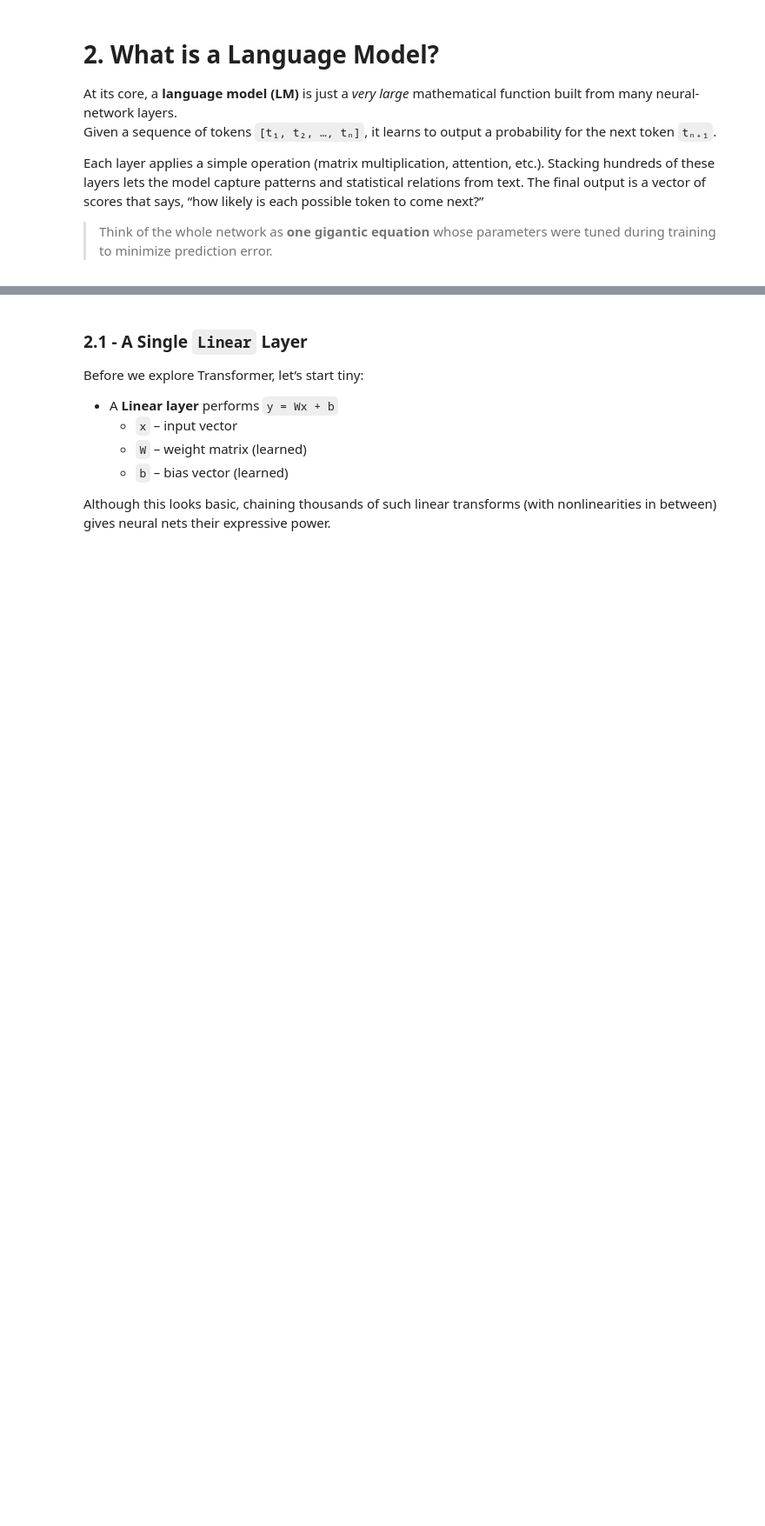
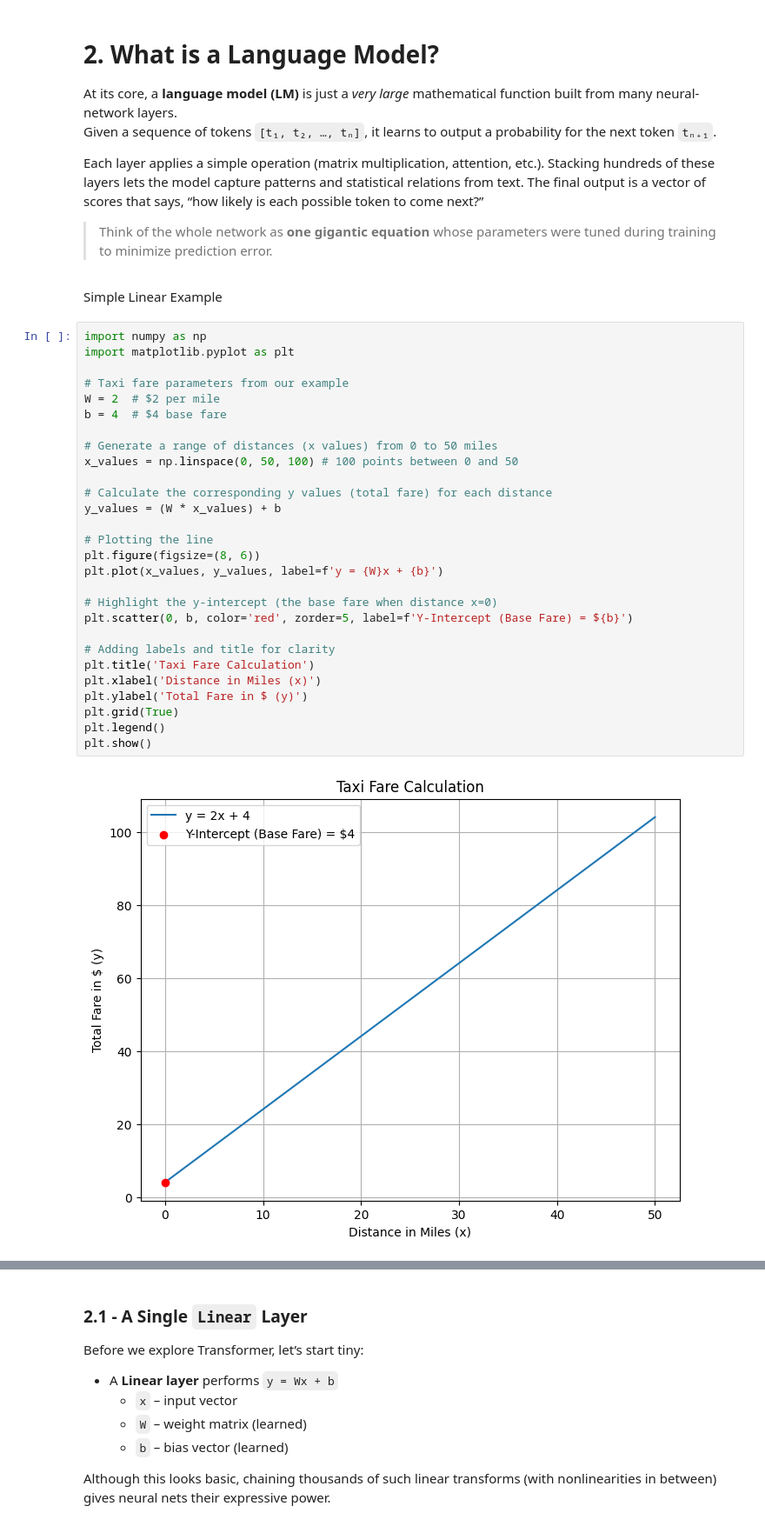
Before and after one commit to chetanvartak/llm_journey, a Jupyter notebook: lm_playground_1.ipynb, the cells around one changed output, grey strips where cells are left out. Shown at 87% size. Cells and saved outputs as stored; diff of their text form; blank space fills up the shorter version.

```diff
--- a/lm_playground_1.ipynb
+++ b/lm_playground_1.ipynb
@@ -354,3 +386,35 @@ Given a sequence of tokens `[t₁, t₂, …, tₙ]`, it learns to output a prob
 Each layer applies a simple operation (matrix multiplication, attention, etc.). Stacking hundreds of these layers lets the model capture patterns and statistical relations from text. The final output is a vector of scores that says, “how likely is each possible token to come next?”
 
 > Think of the whole network as **one gigantic equation** whose parameters were tuned during training to minimize prediction error.
+# %% [markdown]
+Simple Linear Example
+# %%
+import numpy as np
+import matplotlib.pyplot as plt
+
+# Taxi fare parameters from our example
+W = 2  # $2 per mile
+b = 4  # $4 base fare
+
+# Generate a range of distances (x values) from 0 to 50 miles
+x_values = np.linspace(0, 50, 100) # 100 points between 0 and 50
+
+# Calculate the corresponding y values (total fare) for each distance
+y_values = (W * x_values) + b
+
+# Plotting the line
+plt.figure(figsize=(8, 6))
+plt.plot(x_values, y_values, label=f'y = {W}x + {b}')
+
+# Highlight the y-intercept (the base fare when distance x=0)
+plt.scatter(0, b, color='red', zorder=5, label=f'Y-Intercept (Base Fare) = ${b}')
+
+# Adding labels and title for clarity
+plt.title('Taxi Fare Calculation')
+plt.xlabel('Distance in Miles (x)')
+plt.ylabel('Total Fare in $ (y)')
+plt.grid(True)
+plt.legend()
+plt.show()
+# %% [output]
+[figure, added]
```
Also changed, not shown: parts of 8 cells of this notebook.
